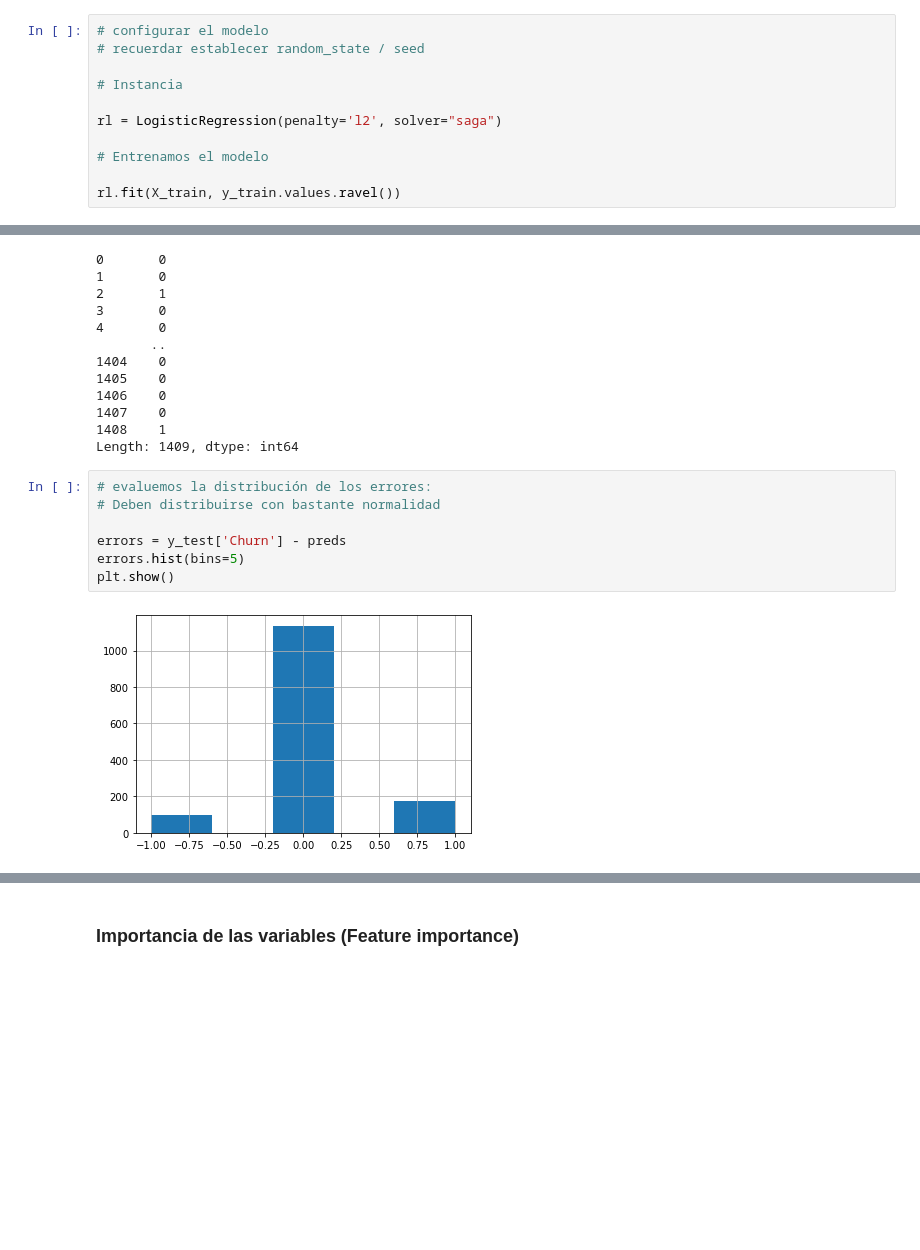
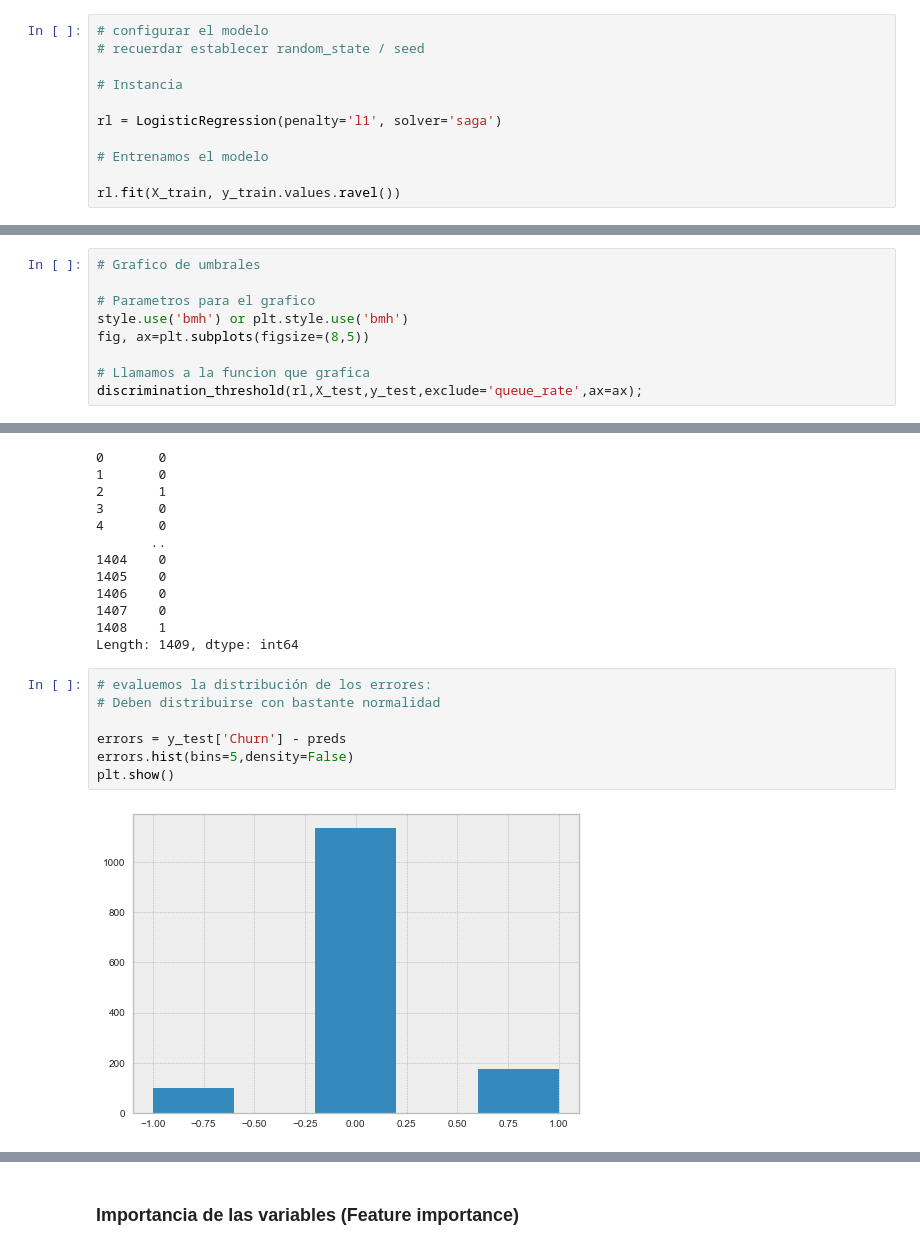
Before and after one commit to proserix/proyecto-telco-main, a Jupyter notebook: Notebooks/03_Telco_pipeline_model_training_Logistic_Reg.ipynb, the cells around one changed output, grey strips where cells are left out. Cells and saved outputs as stored; diff of their text form; blank space fills up the shorter version.

```diff
--- a/Notebooks/03_Telco_pipeline_model_training_Logistic_Reg.ipynb
+++ b/Notebooks/03_Telco_pipeline_model_training_Logistic_Reg.ipynb
@@ -48,7 +54,7 @@ Recuerdamos sembrar la semilla.
 
 # Instancia
 
-rl = LogisticRegression(penalty='l2', solver="saga")
+rl = LogisticRegression(penalty='l1', solver='saga')
 
 # Entrenamos el modelo
 
@@ -250,0 +257,9 @@ f1 ............... 0.29
+# %%
+# Grafico de umbrales
+
+# Parametros para el grafico
+style.use('bmh') or plt.style.use('bmh')
+fig, ax=plt.subplots(figsize=(8,5))
+
+# Llamamos a la funcion que grafica
+discrimination_threshold(rl,X_test,y_test,exclude='queue_rate',ax=ax);
@@ -288,12 +305,12 @@ Length: 1409, dtype: int64
 # %%
 # evaluemos la distribución de los errores:
 # Deben distribuirse con bastante normalidad
 
 errors = y_test['Churn'] - preds
-errors.hist(bins=5)
+errors.hist(bins=5,density=False)
 plt.show()
 # %% [output]
-[figure, old version]
+[figure, new version]
 # %%
 rl.coef_.ravel()
 # %% [output]
```
Also changed, not shown: parts of 14 cells of this notebook, 12 other files.
